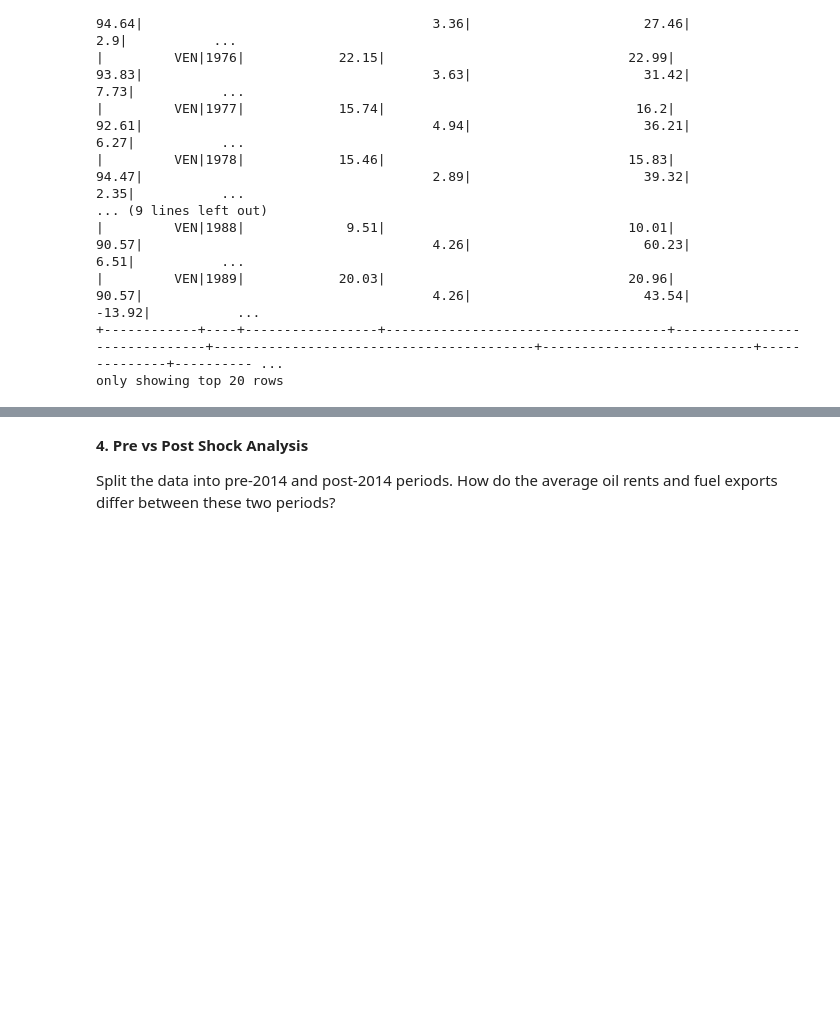
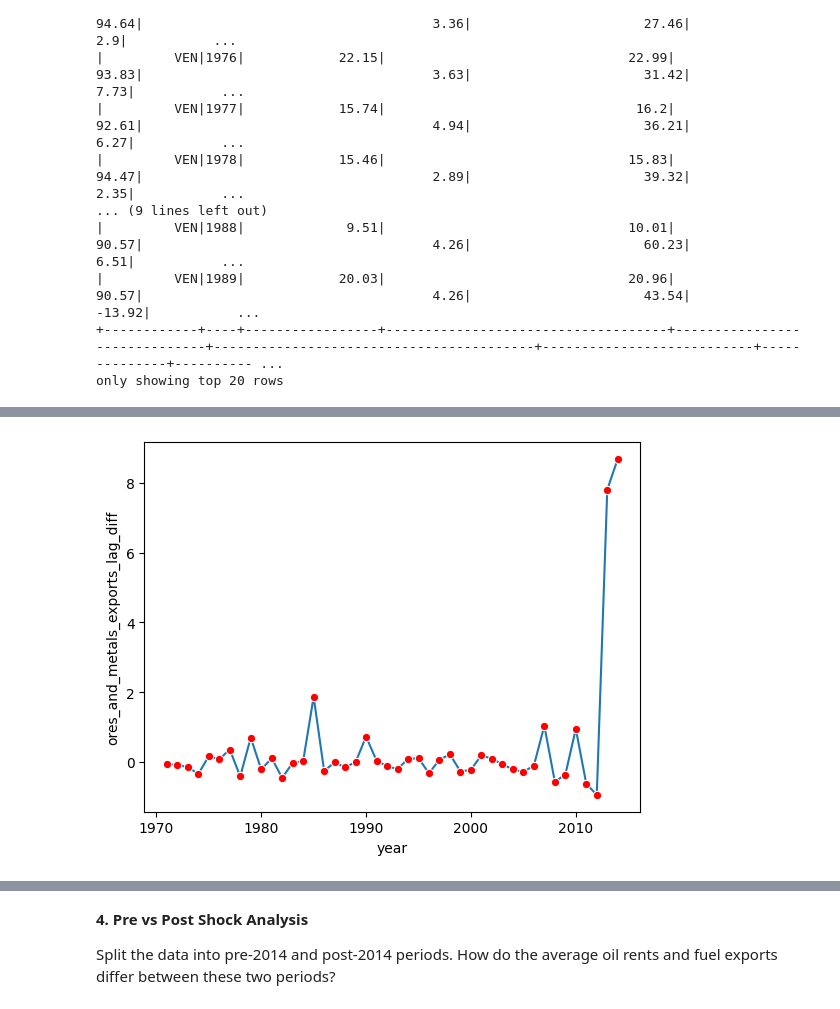
Before and after one commit to amithvardhan99/misc, a Jupyter notebook: Venezuela Resource Dependency & Economy(1960-2023)/notebook.ipynb, the cells around one changed output, grey strips where cells are left out. Cells and saved outputs as stored; diff of their text form; code cells hidden in the pictures; blank space fills up the shorter version.

```diff
--- a/Venezuela Resource Dependency & Economy(1960-2023)/notebook.ipynb
+++ b/Venezuela Resource Dependency & Economy(1960-2023)/notebook.ipynb
@@ -414,0 +438,5 @@ only showing top 20 rows
+# %%
+ax = sns.lineplot(x=df_proper_pd_2["year"],y=df_proper_pd_2["ores_and_metals_exports_lag_diff"],marker="o")
+ax.lines[0].set_markerfacecolor("red")
+# %% [output]
+[figure, added]
```
Also changed, not shown: parts of 11 cells of this notebook.
